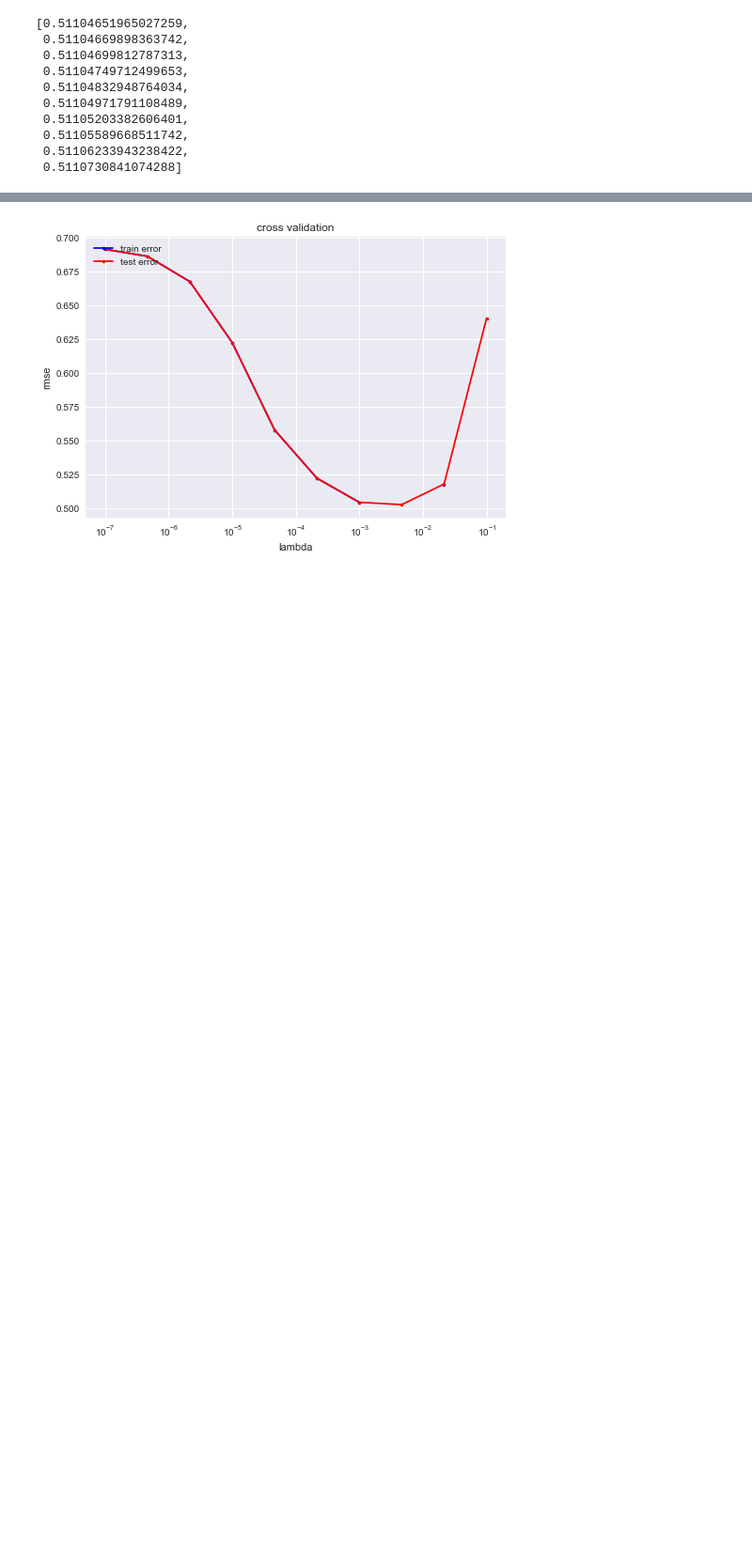
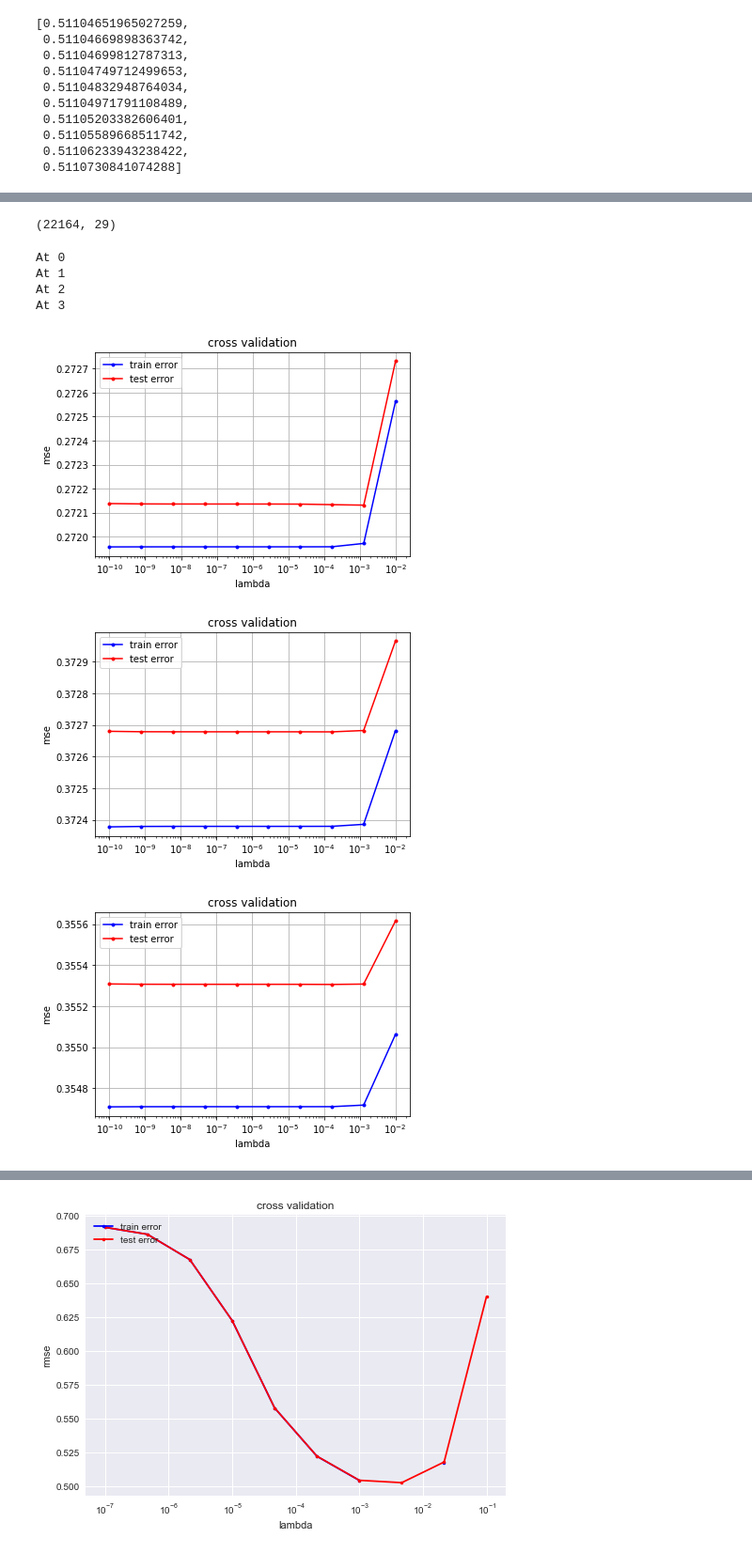
Before and after one commit to inverniz/ML_project, a Jupyter notebook: scripts/Model_building.ipynb, the cells around one changed output, grey strips where cells are left out. Shown at 94% size. Drawn from its saved outputs; the diff is of its cells as text; code cells hidden in the pictures; blank space fills up the shorter version.

```diff
--- a/scripts/Model_building.ipynb
+++ b/scripts/Model_building.ipynb
@@ -245,0 +275,39 @@ rmse_te
+# %%
+def x_y_for_jet(n):
+    jet_num = x[:, 22] == n
+    x_jet = x[jet_num]
+    y_jet = y[jet_num]
+    jet_mean = np.mean(x_jet, axis=0)
+    x_jet = x_jet[:, (jet_mean != -999) & (jet_mean != 0) & (jet_mean != n)]
+    return x_jet, y_jet
+jet_num = x[:, 22] == 0
+x_jet_0 = x[jet_num]
+y_jet_0 = y[jet_num]
+jet_0_mean = np.mean(x_jet_0, axis=0)
+np.where(jet_0_mean != 0)[0]
+x_jet_0 = x_jet_0[:,(jet_0_mean != -999) & (jet_0_mean != 0)]
+x_y_for_jet(3)[0].shape
+# %% [output]
+(22164, 29)
+# %%
+lambdas = np.logspace(-10,-2,10)
+for n in range(4):
+    rmse_tr = []
+    rmse_te = []
+    x_jet, y_jet = x_y_for_jet(n)
+    for lambda_ in lambdas:
+        rmse_tr_, rmse_te_ = cross_validation(y_jet, x_jet, 5, ridge_regression, compute_mse, {'lambda_': lambda_}, seed=5)
+        rmse_tr.append(rmse_tr_)
+        rmse_te.append(rmse_te_)
+    plt.figure(n)
+    cross_validation_visualization(lambdas, rmse_tr, rmse_te)
+    plt.plot()
+    print("At", n)
+# %% [output]
+At 0
+At 1
+At 2
+At 3
+[figure, added]
+[figure, added]
+[figure, added]
```
Also changed, not shown: parts of 4 cells of this notebook, 1 other file.
